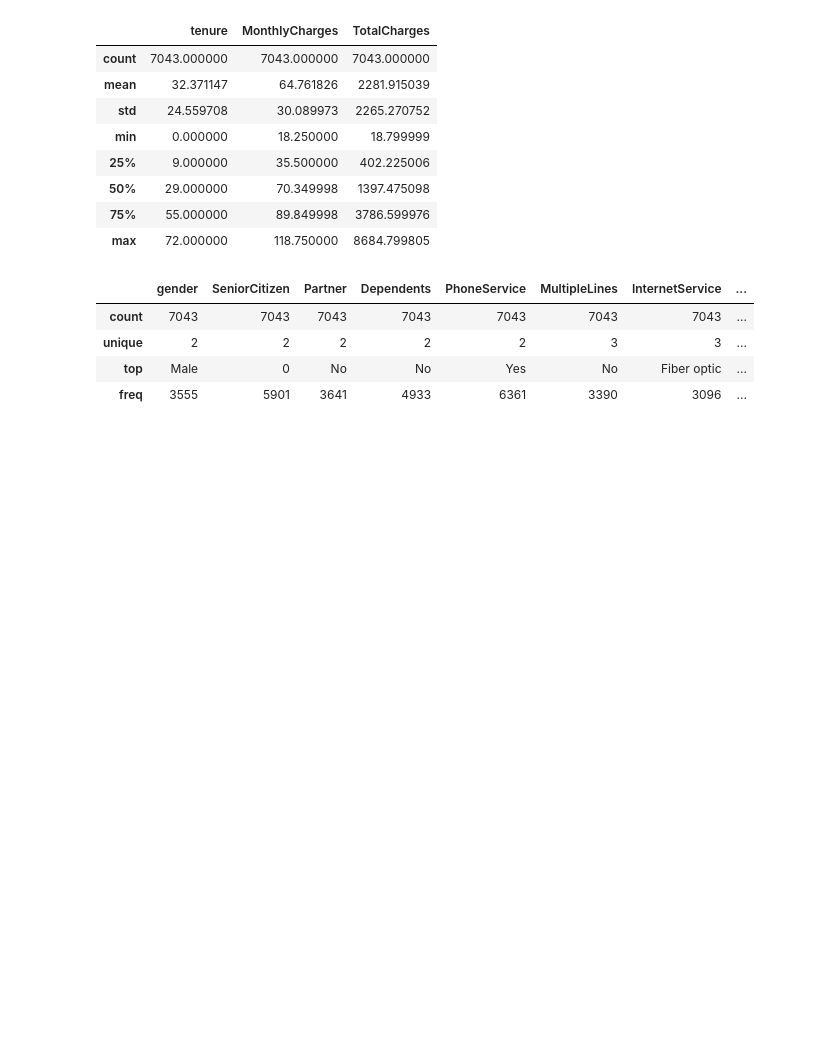
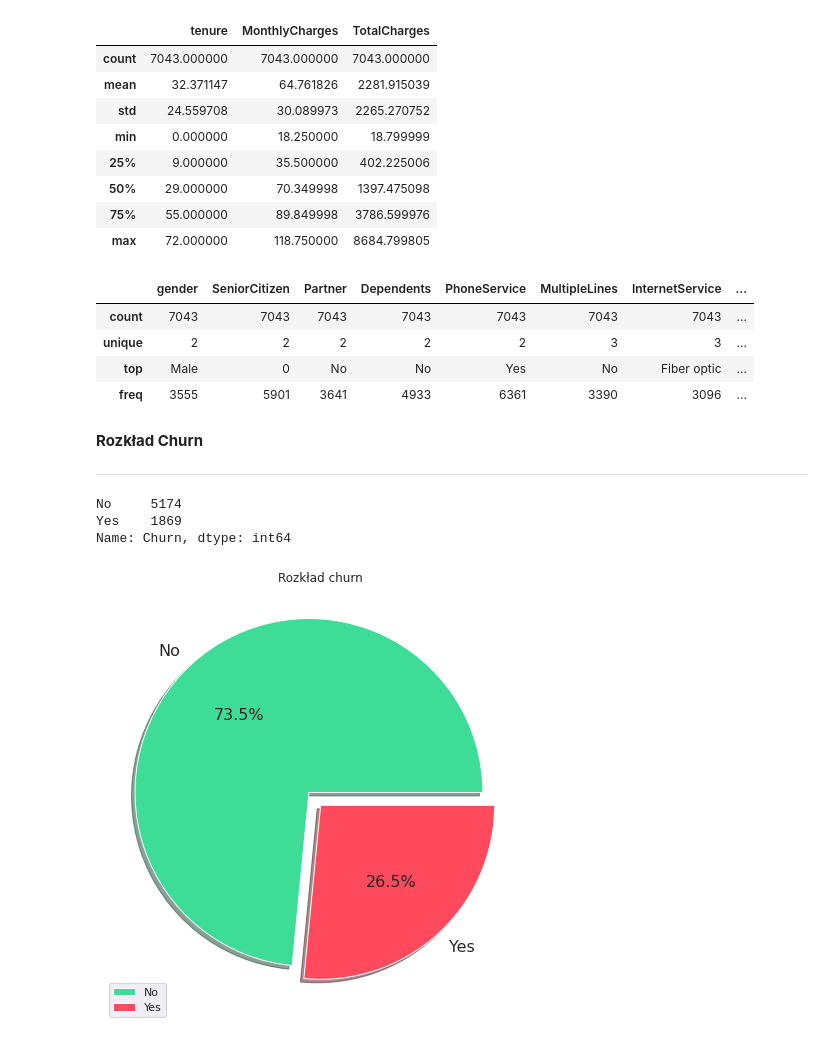
Before and after one commit to KonradBier/kBI, a Jupyter notebook: Case_study_churn_modelling.ipynb, the cells around one changed output. Cells and saved outputs as stored; diff of their text form; code cells hidden in the pictures; blank space fills up the shorter version.

```diff
--- a/Case_study_churn_modelling.ipynb
+++ b/Case_study_churn_modelling.ipynb
@@ -164,3 +168,20 @@ df.describe(include='category')
 | unique | 2 | 2 | 2 | 2 | 2 | 3 | 3 | ... |
 | top | Male | 0 | No | No | Yes | No | Fiber optic | ... |
 | freq | 3555 | 5901 | 3641 | 4933 | 6361 | 3390 | 3096 | ... |
+# %% [markdown]
+**Rozkład Churn**
+
+---
+# %%
+plt.figure(figsize=(10,8))
+sns.set()
+df.Churn.value_counts().plot(kind='pie', fontsize = 16, colors=['#3DDC97', '#FF495C'], explode=[0.1,0], shadow=True, autopct='%1.1f%%')
+plt.legend()
+plt.ylabel('')
+plt.title('Rozkład churn')
+print(df.Churn.value_counts())
+# %% [output]
+No     5174
+Yes    1869
+Name: Churn, dtype: int64
+[figure, added]
```
Also changed, not shown: parts of 14 cells of this notebook.
